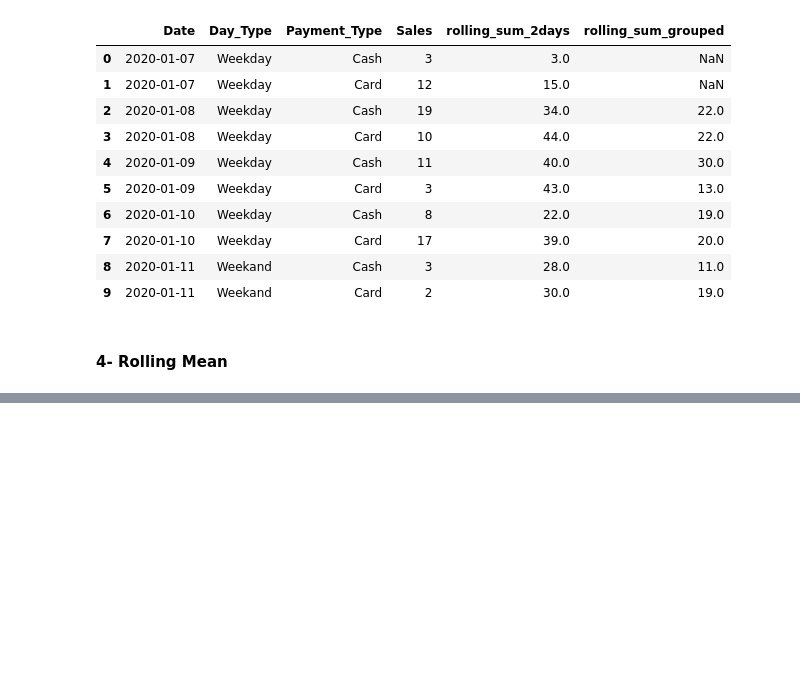
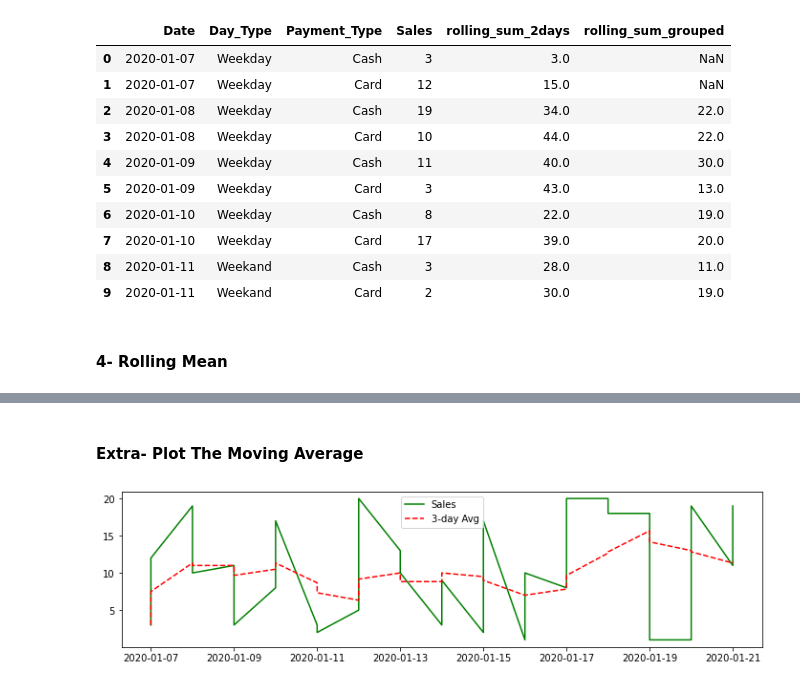
Before and after one commit to firatolcum/Codecademy_Data_Analytics_Course, a Jupyter notebook: Python Pandas For Data Science/A Guide to Rolling Window Features in Pandas.ipynb, the cells around one changed output, grey strips where cells are left out. Drawn from its saved outputs; the diff is of its cells as text; code cells hidden in the pictures; blank space fills up the shorter version.

Commit message:
A Guide to Rolling Window Features in Pandas.ipynb last update

```diff
--- a/Python Pandas For Data Science/A Guide to Rolling Window Features in Pandas.ipynb
+++ b/Python Pandas For Data Science/A Guide to Rolling Window Features in Pandas.ipynb
@@ -123,3 +123,5 @@ df.head(10)
 | 9 | 2020-01-11 | Weekand | Card | 2 | 30.0 | 19.0 |
 # %% [markdown]
 #### 4- Rolling Mean
+# %%
+df["rolling_avg_3days"] = df.rolling(window=6, min_periods=1)["Sales"].mean()
@@ -125,0 +142,14 @@ df.head(10)
+# %% [markdown]
+#### Extra- Plot The Moving Average
+# %%
+import matplotlib.pyplot as plt
+
+plt.figure(figsize=(12, 3))
+
+plt.plot(df["Date"], df["Sales"], label="Sales", color="green")
+plt.plot(df["Date"], df["rolling_avg_3days"], color="red", label="3-day Avg", linestyle="--")
+
+plt.legend()
+plt.show()
+# %% [output]
+[figure, added]
```
Also changed, not shown: parts of 1 cell of this notebook.
